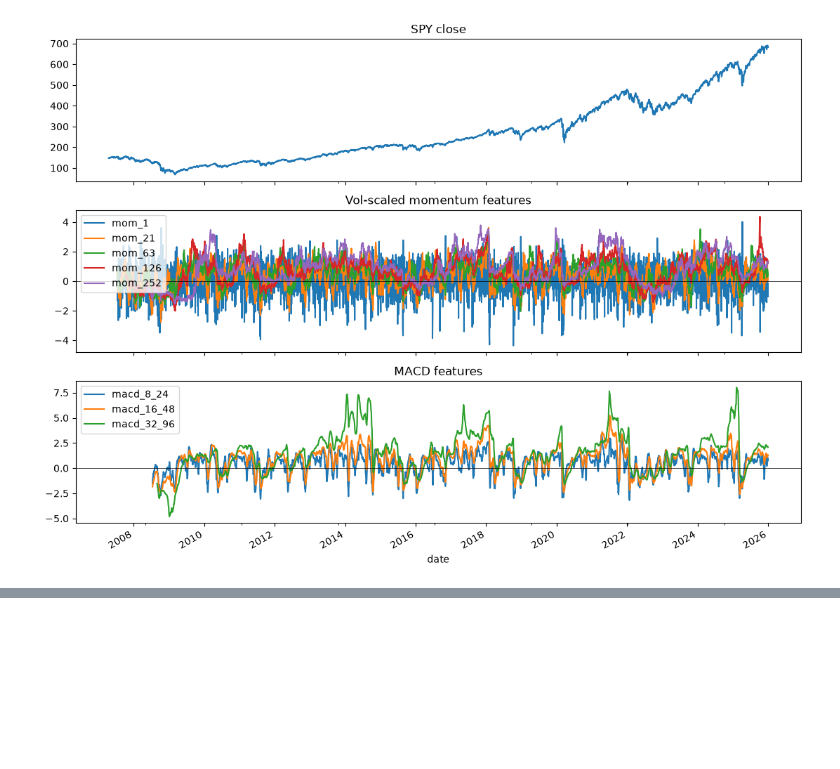
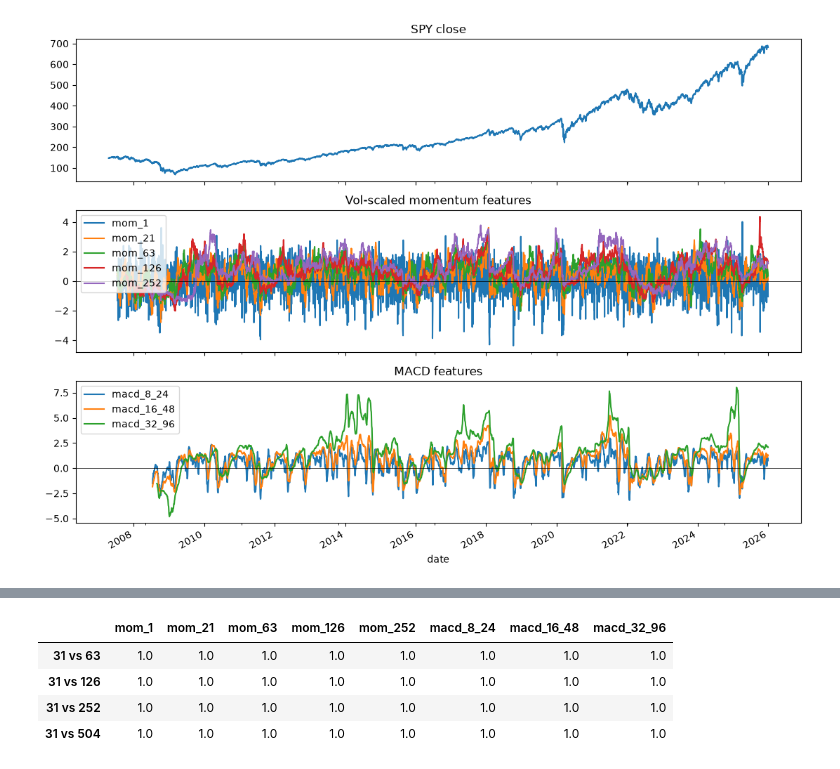
Before and after one commit to KaitoFuss/trading-strategies, a Jupyter notebook: notebooks/explore_features.ipynb, the cells around one changed output, grey strips where cells are left out. Saved outputs shown, nothing was run; the diff lists cells and outputs as text; code cells hidden in the pictures; blank space fills up the shorter version.

```diff
--- a/notebooks/explore_features.ipynb
+++ b/notebooks/explore_features.ipynb
@@ -149,0 +266,22 @@ not done here.
+# %%
+baseline = winsorized_by_halflife[BASELINE_HALFLIFE]
+
+sensitivity_rows = {}
+for hl in HALFLIVES:
+    if hl == BASELINE_HALFLIFE:
+        continue
+    other = winsorized_by_halflife[hl]
+    row = {}
+    for feature in raw_panel.columns:
+        both_valid = baseline[feature].notna() & other[feature].notna()
+        row[feature] = baseline.loc[both_valid, feature].corr(other.loc[both_valid, feature])
+    sensitivity_rows[f"{BASELINE_HALFLIFE} vs {hl}"] = row
+
+sensitivity_corr = pd.DataFrame(sensitivity_rows).T
+sensitivity_corr.round(4)
+# %% [output]
+|  | mom_1 | mom_21 | mom_63 | mom_126 | mom_252 | macd_8_24 | macd_16_48 | macd_32_96 |
+| 31 vs 63 | 1.0 | 1.0 | 1.0 | 1.0 | 1.0 | 1.0 | 1.0 | 1.0 |
+| 31 vs 126 | 1.0 | 1.0 | 1.0 | 1.0 | 1.0 | 1.0 | 1.0 | 1.0 |
+| 31 vs 252 | 1.0 | 1.0 | 1.0 | 1.0 | 1.0 | 1.0 | 1.0 | 1.0 |
+| 31 vs 504 | 1.0 | 1.0 | 1.0 | 1.0 | 1.0 | 1.0 | 1.0 | 1.0 |
```
Also changed, not shown: parts of 4 cells of this notebook.
